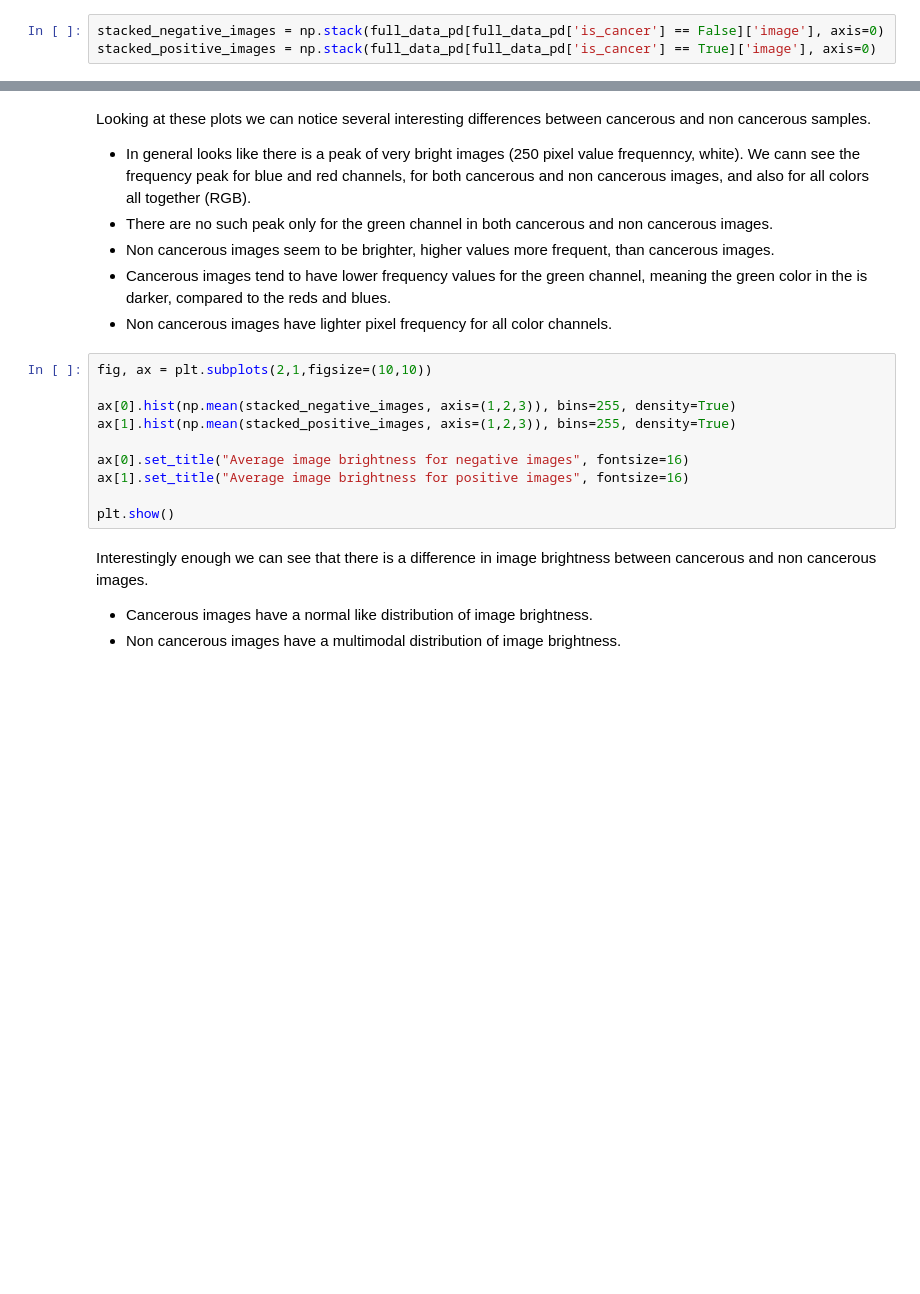
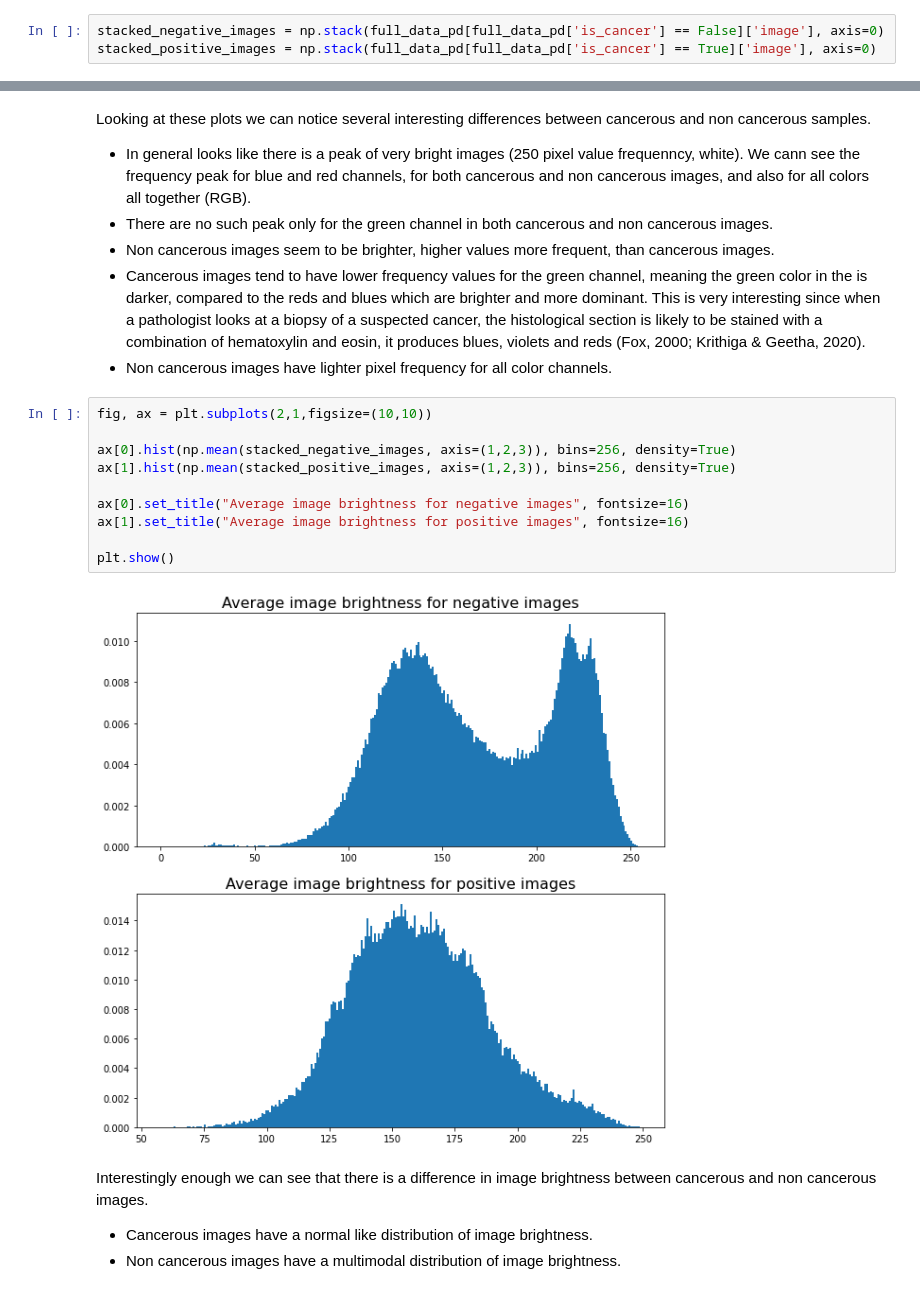
Before and after one commit to alexakh95/datasciense-uni-project, a Jupyter notebook: notebooks/histopathologic_cancer_detection/project.ipynb, the cells around one changed output, grey strips where cells are left out. Drawn from its saved outputs; the diff is of its cells as text; blank space fills up the shorter version.

```diff
--- a/notebooks/histopathologic_cancer_detection/project.ipynb
+++ b/notebooks/histopathologic_cancer_detection/project.ipynb
@@ -322,18 +309,20 @@ Looking at these plots we can notice several interesting differences between can
 * In general looks like there is a peak of very bright images (250 pixel value frequenncy, white). We cann see the frequency peak for blue and red channels, for both cancerous and non cancerous images, and also for all colors all together (RGB).
 * There are no such peak only for the green channel in both cancerous and non cancerous images.
 * Non cancerous images seem to be brighter, higher values more frequent, than cancerous images.
-* Cancerous images tend to have lower frequency values for the green channel, meaning the green color in the is darker, compared to the reds and blues.
+* Cancerous images tend to have lower frequency values for the green channel, meaning the green color in the is darker, compared to the reds and blues which are brighter and more dominant. This is very interesting since when a pathologist looks at a biopsy of a suspected cancer, the histological section is likely to be stained with a combination of hematoxylin and eosin, it produces blues, violets and reds (Fox, 2000; Krithiga & Geetha, 2020).
 * Non cancerous images have lighter pixel frequency for all color channels.
 # %%
 fig, ax = plt.subplots(2,1,figsize=(10,10))
 
-ax[0].hist(np.mean(stacked_negative_images, axis=(1,2,3)), bins=255, density=True)
-ax[1].hist(np.mean(stacked_positive_images, axis=(1,2,3)), bins=255, density=True)
+ax[0].hist(np.mean(stacked_negative_images, axis=(1,2,3)), bins=256, density=True)
+ax[1].hist(np.mean(stacked_positive_images, axis=(1,2,3)), bins=256, density=True)
 
 ax[0].set_title("Average image brightness for negative images", fontsize=16)
 ax[1].set_title("Average image brightness for positive images", fontsize=16)
 
 plt.show()
+# %% [output]
+[figure, added]
 # %% [markdown]
 Interestingly enough we can see that there is a difference in image brightness between cancerous and non cancerous images.
 * Cancerous images have a normal like distribution of image brightness.
```
Also changed, not shown: parts of 20 cells of this notebook.
